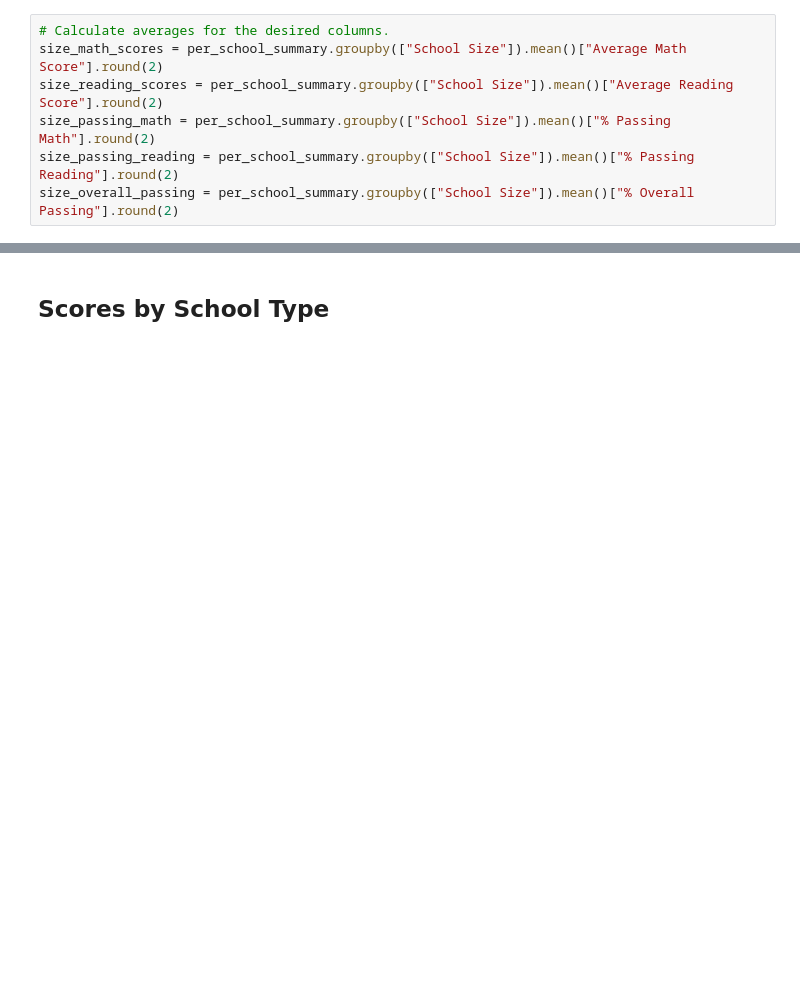
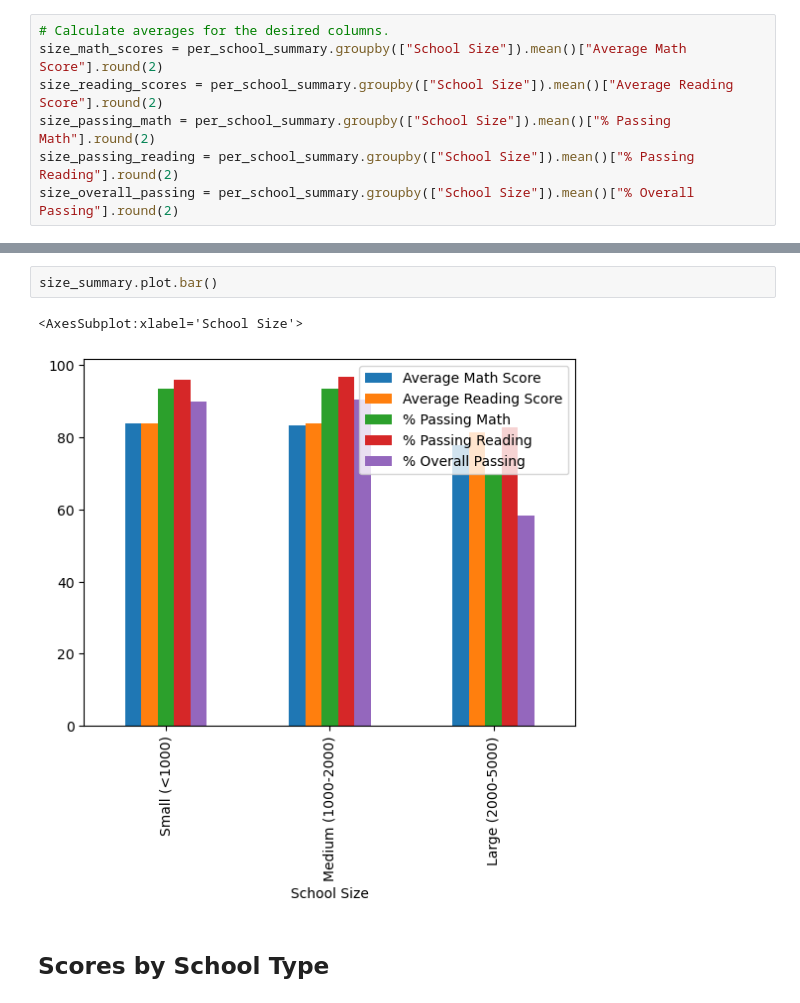
Before and after one commit to ethanwright96/pandas-challenge, a Jupyter notebook: PyCitySchools/main.ipynb, the cells around one changed output, grey strips where cells are left out. Drawn from its saved outputs; the diff is of its cells as text; blank space fills up the shorter version.

Commit message:
finished and added bar plots

```diff
--- a/PyCitySchools/main.ipynb
+++ b/PyCitySchools/main.ipynb
@@ -547,6 +547,11 @@ size_summary
 | Small (<1000) | 83.82 | 83.93 | 93.55 | 96.10 | 89.88 |
 | Medium (1000-2000) | 83.37 | 83.86 | 93.60 | 96.79 | 90.62 |
 | Large (2000-5000) | 77.75 | 81.34 | 69.96 | 82.77 | 58.29 |
+# %%
+size_summary.plot.bar()
+# %% [output]
+<AxesSubplot:xlabel='School Size'>
+[figure, added]
 # %% [markdown]
 ## Scores by School Type
 # %%
```
Also changed, not shown: parts of 9 cells of this notebook.
